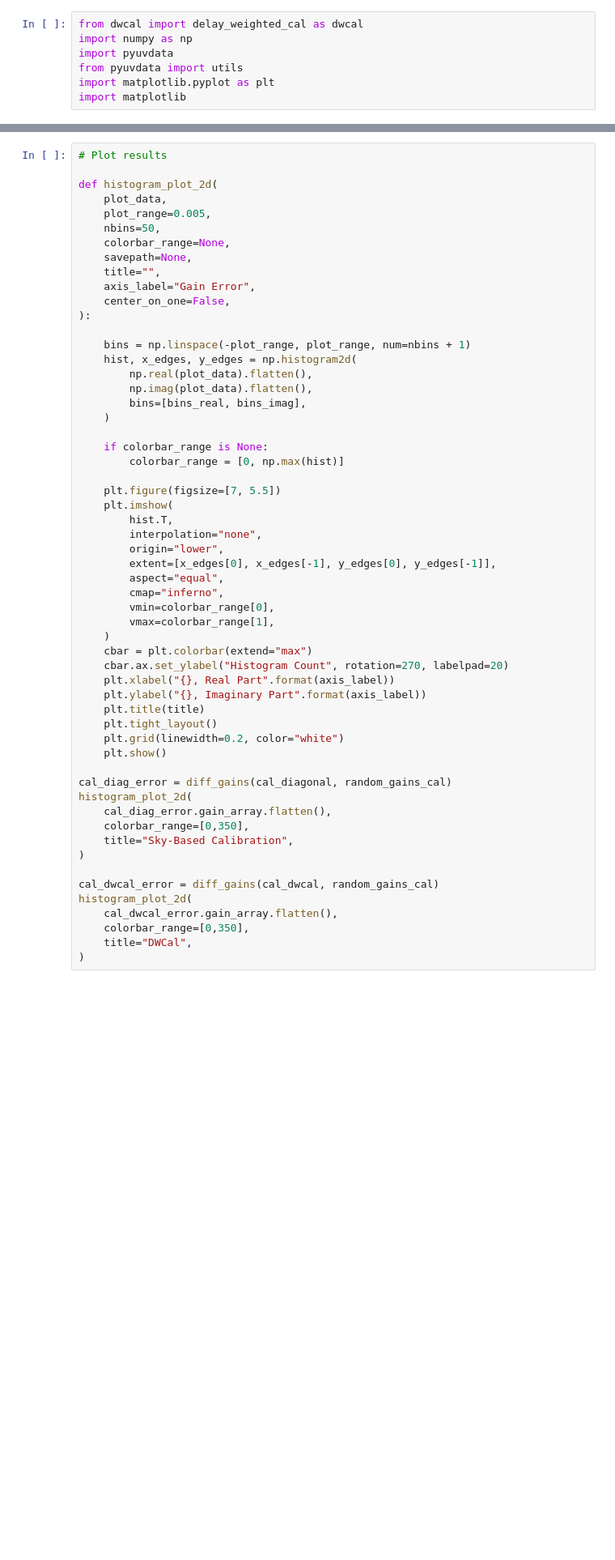
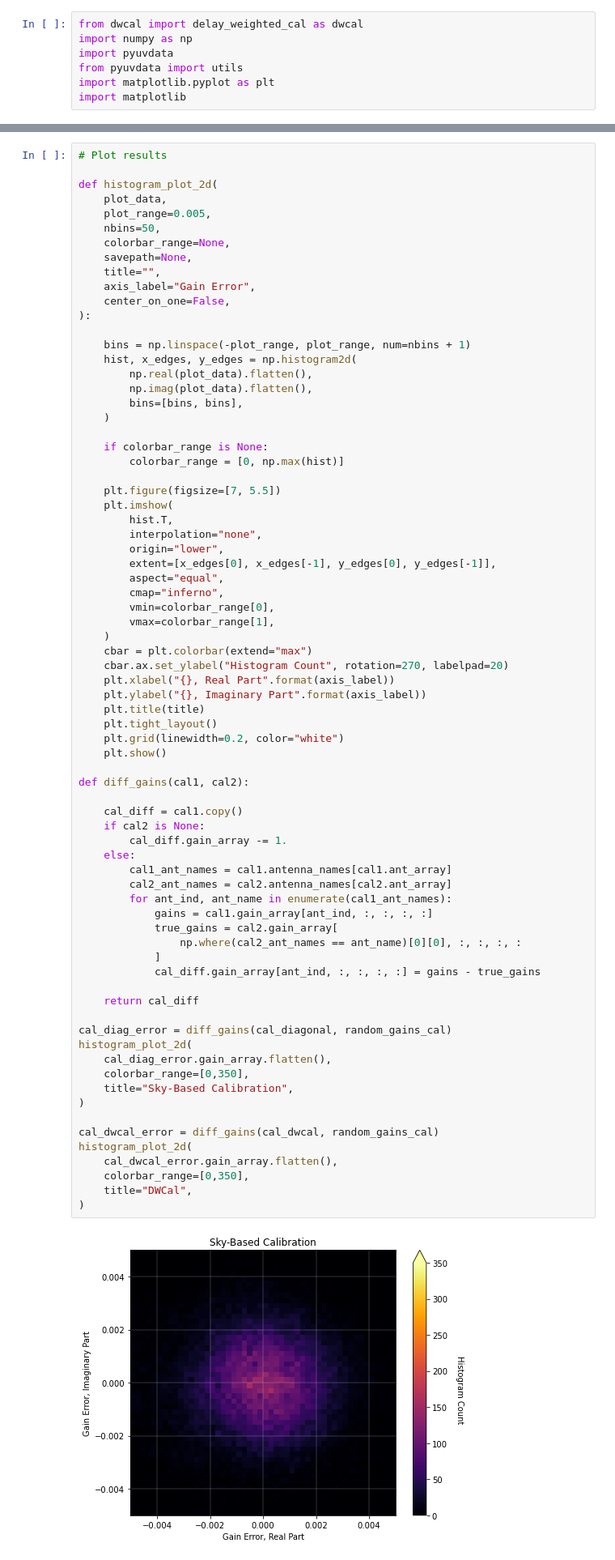
Before and after one commit to rlbyrne/dwcal, a Jupyter notebook: tutorial.ipynb, the cells around one changed output, grey strips where cells are left out. Shown: that part at 81% size. Cells and saved outputs as stored; diff of their text form; blank space fills up the shorter version.

```diff
--- a/tutorial.ipynb
+++ b/tutorial.ipynb
@@ -149,7 +192,7 @@ def histogram_plot_2d(
     hist, x_edges, y_edges = np.histogram2d(
         np.real(plot_data).flatten(),
         np.imag(plot_data).flatten(),
-        bins=[bins_real, bins_imag],
+        bins=[bins, bins],
     )
 
     if colorbar_range is None:
@@ -161,30 +204,49 @@ def histogram_plot_2d(
         interpolation="none",
         origin="lower",
         extent=[x_edges[0], x_edges[-1], y_edges[0], y_edges[-1]],
         aspect="equal",
         cmap="inferno",
         vmin=colorbar_range[0],
         vmax=colorbar_range[1],
     )
     cbar = plt.colorbar(extend="max")
     cbar.ax.set_ylabel("Histogram Count", rotation=270, labelpad=20)
     plt.xlabel("{}, Real Part".format(axis_label))
     plt.ylabel("{}, Imaginary Part".format(axis_label))
     plt.title(title)
     plt.tight_layout()
     plt.grid(linewidth=0.2, color="white")
     plt.show()
 
+def diff_gains(cal1, cal2):
+
+    cal_diff = cal1.copy()
+    if cal2 is None:
+        cal_diff.gain_array -= 1.
+    else:
+        cal1_ant_names = cal1.antenna_names[cal1.ant_array]
+        cal2_ant_names = cal2.antenna_names[cal2.ant_array]
+        for ant_ind, ant_name in enumerate(cal1_ant_names):
+            gains = cal1.gain_array[ant_ind, :, :, :, :]
+            true_gains = cal2.gain_array[
+                np.where(cal2_ant_names == ant_name)[0][0], :, :, :, :
+            ]
+            cal_diff.gain_array[ant_ind, :, :, :, :] = gains - true_gains
+
+    return cal_diff
+
 cal_diag_error = diff_gains(cal_diagonal, random_gains_cal)
 histogram_plot_2d(
     cal_diag_error.gain_array.flatten(),
     colorbar_range=[0,350],
     title="Sky-Based Calibration",
 )
 
 cal_dwcal_error = diff_gains(cal_dwcal, random_gains_cal)
 histogram_plot_2d(
     cal_dwcal_error.gain_array.flatten(),
     colorbar_range=[0,350],
     title="DWCal",
 )
+# %% [output]
+[figure, added]
```
Also changed, not shown: parts of 6 cells of this notebook.
